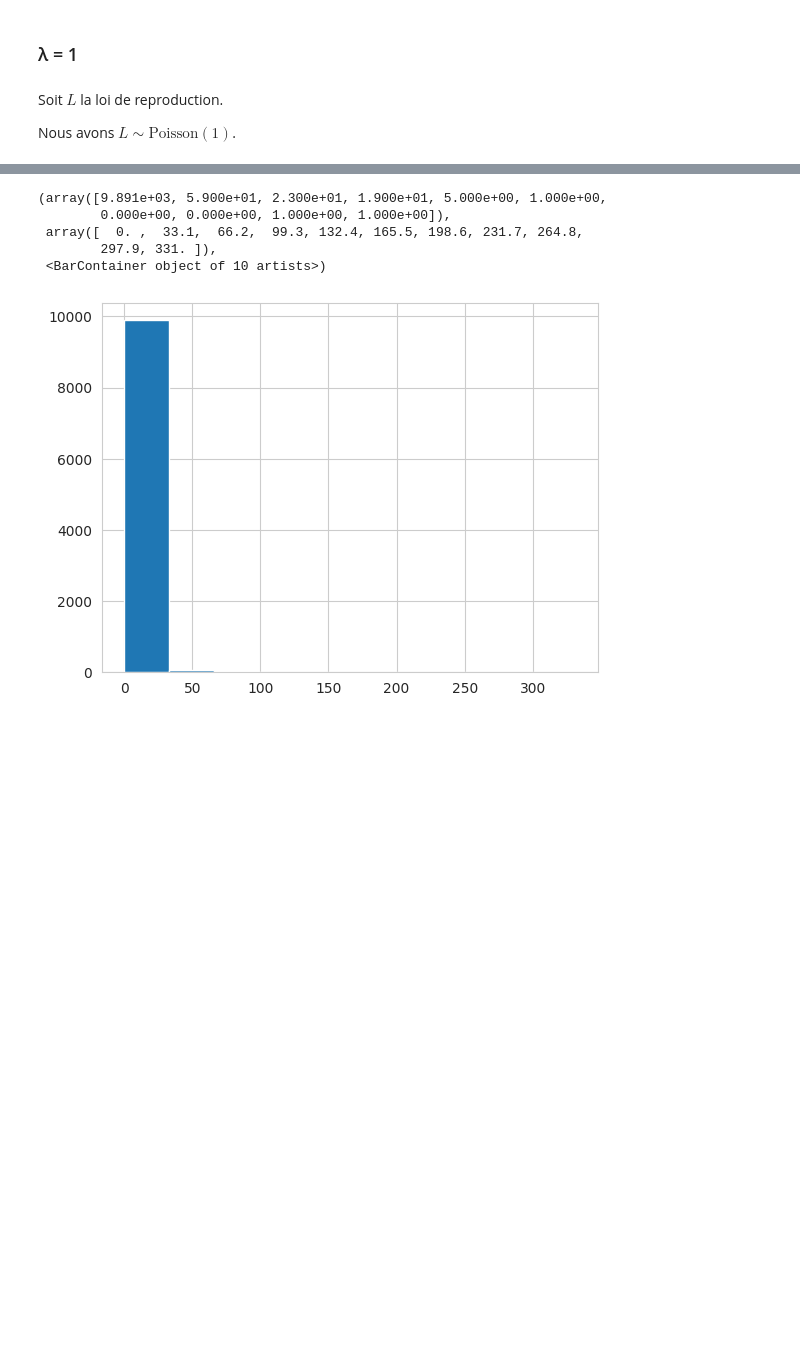
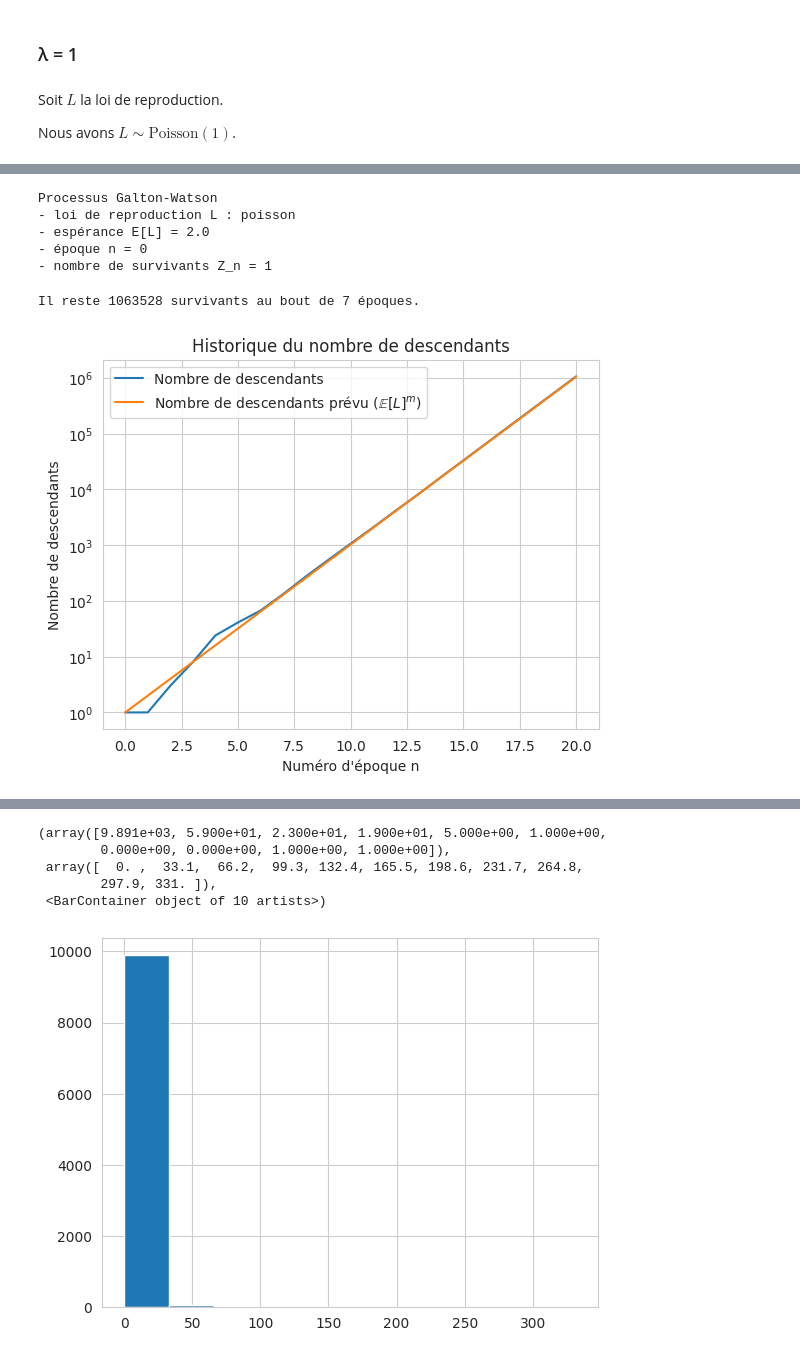
Before and after one commit to Ab2nour/epidemic-simulation, a Jupyter notebook: src/notebooks/galton-watson.ipynb, the cells around one changed output, grey strips where cells are left out. Cells and saved outputs as stored; diff of their text form; code cells hidden in the pictures; blank space fills up the shorter version.

```diff
--- a/src/notebooks/galton-watson.ipynb
+++ b/src/notebooks/galton-watson.ipynb
@@ -38,0 +59,9 @@ gp1.plot_zn_sur_n(True)
+# %%
+gp2 = GaltonWatson(poisson_2)
+gp2
+# %% [output]
+Processus Galton-Watson
+- loi de reproduction L : poisson
+- espérance E[L] = 2.0
+- époque n = 0
+- nombre de survivants Z_n = 1
@@ -38,0 +70,8 @@ gp1.plot_zn_sur_n(True)
+# %%
+print(f"Il reste {nb_survivants} survivants au bout de {gp1.n} époques.")
+# %% [output]
+Il reste 1063528 survivants au bout de 7 époques.
+# %%
+gp2.plot_historique_descendants(logscale=True, affiche_moyenne=True)
+# %% [output]
+[figure, added]
```
Also changed, not shown: parts of 30 cells of this notebook.
